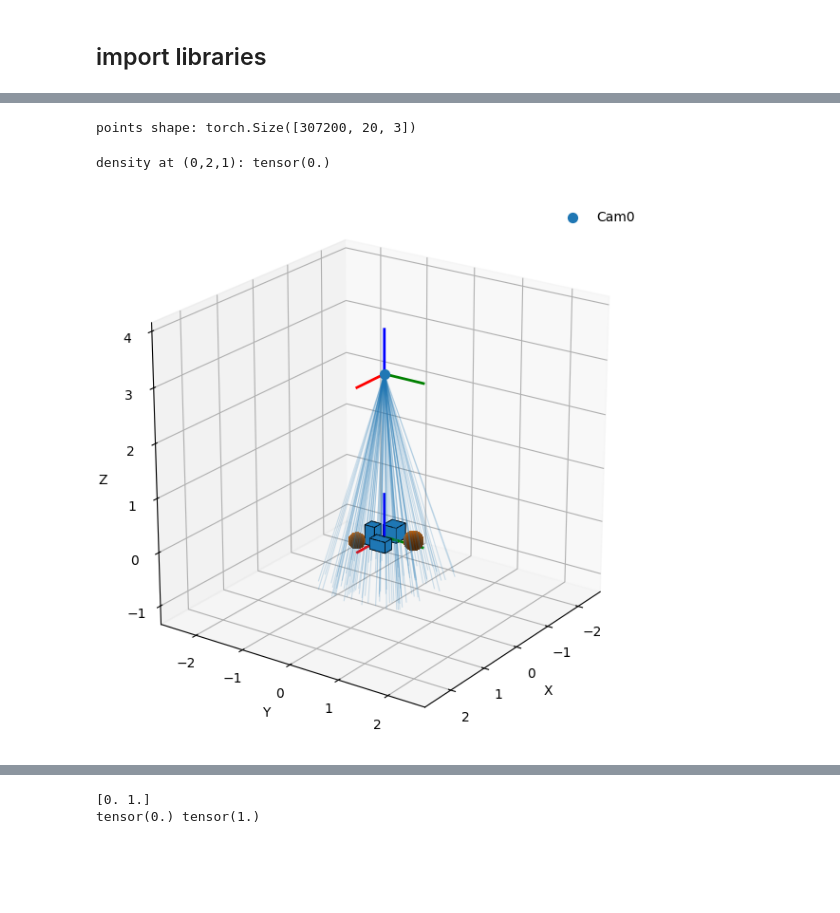
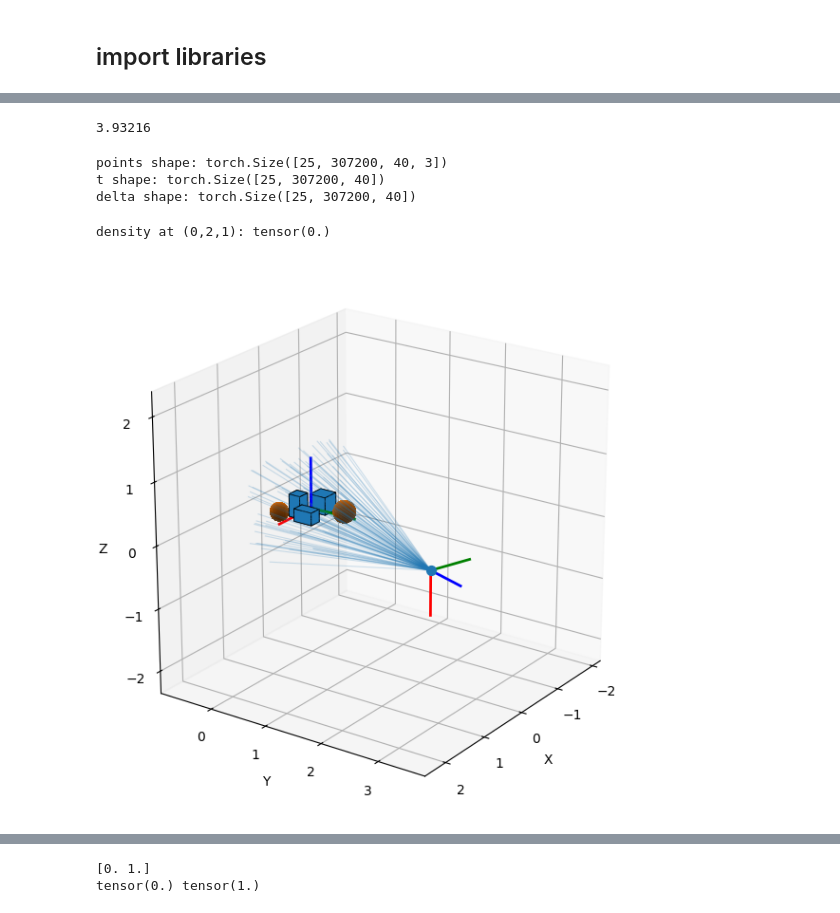
Before and after one commit to WikiGenius/nerf-lab, a Jupyter notebook: examples/demo_equations_neglict_color.ipynb, the cells around one changed output, grey strips where cells are left out. Cells and saved outputs as stored; diff of their text form; code cells hidden in the pictures; blank space fills up the shorter version.

```diff
--- a/examples/demo_equations_neglict_color.ipynb
+++ b/examples/demo_equations_neglict_color.ipynb
@@ -34,3 +31,14 @@ tensor([[1., 0., -0., 0.],
+# %%
+print(5* 307200* 128 * 5 * 4 * 1e-9)
+# %% [output]
+3.93216
+# %%
+from nerflab.camera.presets import make_spherical_poses
+
+H_wc = make_spherical_poses(
+    c=25, radius=3.0, method="fibonacci", device='cpu', dtype=torch.float32
+)  # (C, 4, 4)
+# print(H_wc)
 # %%
 # --- camera ------------------------------------------------------------------
 # H_wc = np.eye(4, dtype=np.float32)        # simple origin‑facing camera
@@ -48,8 +56,12 @@ O_w, D_w = cam.get_rays(frame="world")
 # )
 t, delta, pts = cam.sample_along_rays(O_w, D_w)
 print("points shape:", pts.shape)
+print("t shape:", t.shape)
+print("delta shape:", delta.shape)
 # %% [output]
-points shape: torch.Size([307200, 20, 3])
+points shape: torch.Size([25, 307200, 40, 3])
+t shape: torch.Size([25, 307200, 40])
+delta shape: torch.Size([25, 307200, 40])
 # %%
 
 world = load_world("../data/world.json")
@@ -59,17 +71,20 @@ xyz= torch.tensor([0.0,2.0,1.0])
 print("density at (0,2,1):", world.density(xyz))
 # %% [output]
 density at (0,2,1): tensor(0.)
+# %%
+IDX_BATCH_RENDER = 0
 # %%
 plot_world(
     world,
     cameras=cam,
-    cam_indices="all",
+    # cam_indices="all",
+    cam_indices=[IDX_BATCH_RENDER],
     # external_points=pts,
     # external_point_size=4,
     draw_rays=True, ray_mode="lines", rays_per_pose=100,
     # draw_samples=True,
-    samples_deterministic=False, ray_alpha=0.2, samples_alpha=0.1, shape_edge_alpha=1, shape_face_alpha= 1, set_labels=True,
+    samples_deterministic=False, ray_alpha=0.2, samples_alpha=0.1, shape_edge_alpha=1, shape_face_alpha= 1, set_labels=False,
 )
 # %% [output]
-[figure, old version]
+[figure, new version]
 # %%
```
Also changed, not shown: parts of 13 cells of this notebook, 4 other files.
